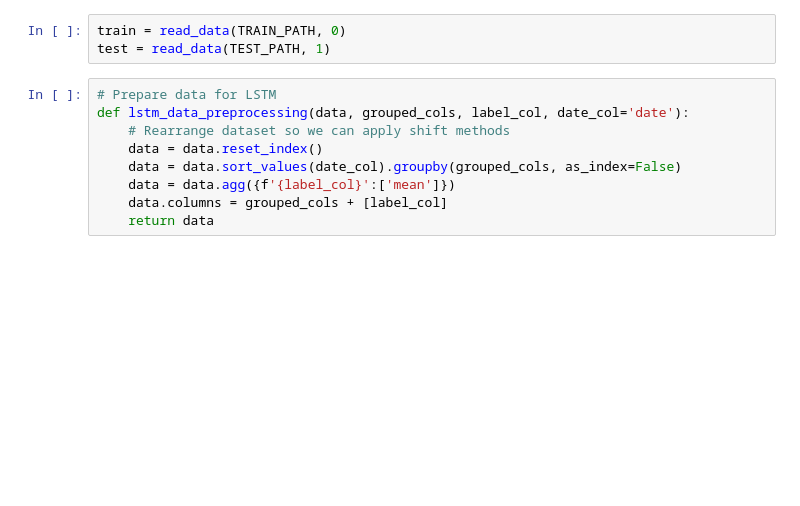
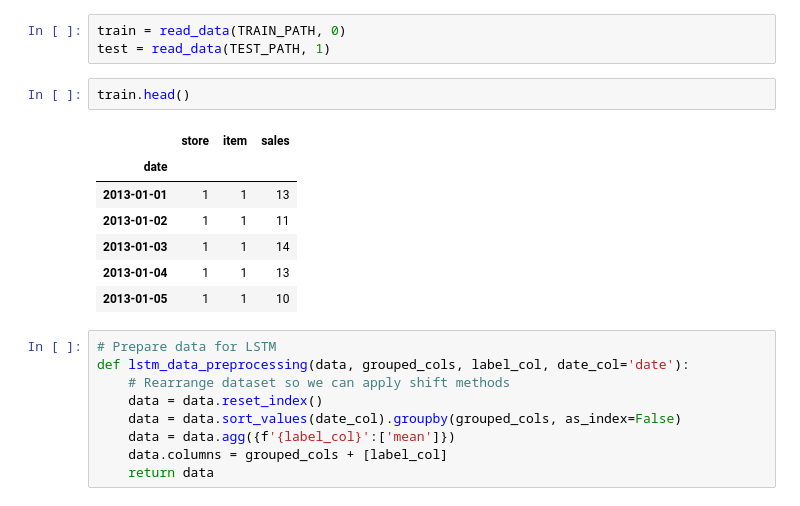
Before and after one commit to YashPS/forecasting_ensemble, a Jupyter notebook: notebooks/modularised.ipynb, the cells around one changed output. Saved outputs shown, nothing was run; the diff lists cells and outputs as text; blank space fills up the shorter version.

```diff
--- a/notebooks/modularised.ipynb
+++ b/notebooks/modularised.ipynb
@@ -127,6 +149,16 @@ def read_data(path, date_index_col):
 # %%
 train = read_data(TRAIN_PATH, 0)
 test = read_data(TEST_PATH, 1)
+# %%
+train.head()
+# %% [output]
+|  | store | item | sales |
+| date |  |  |  |
+| 2013-01-01 | 1 | 1 | 13 |
+| 2013-01-02 | 1 | 1 | 11 |
+| 2013-01-03 | 1 | 1 | 14 |
+| 2013-01-04 | 1 | 1 | 13 |
+| 2013-01-05 | 1 | 1 | 10 |
 # %%
 # Prepare data for LSTM
 def lstm_data_preprocessing(data, grouped_cols, label_col, date_col='date'):
```
Also changed, not shown: parts of 23 cells of this notebook, 1 other file.
